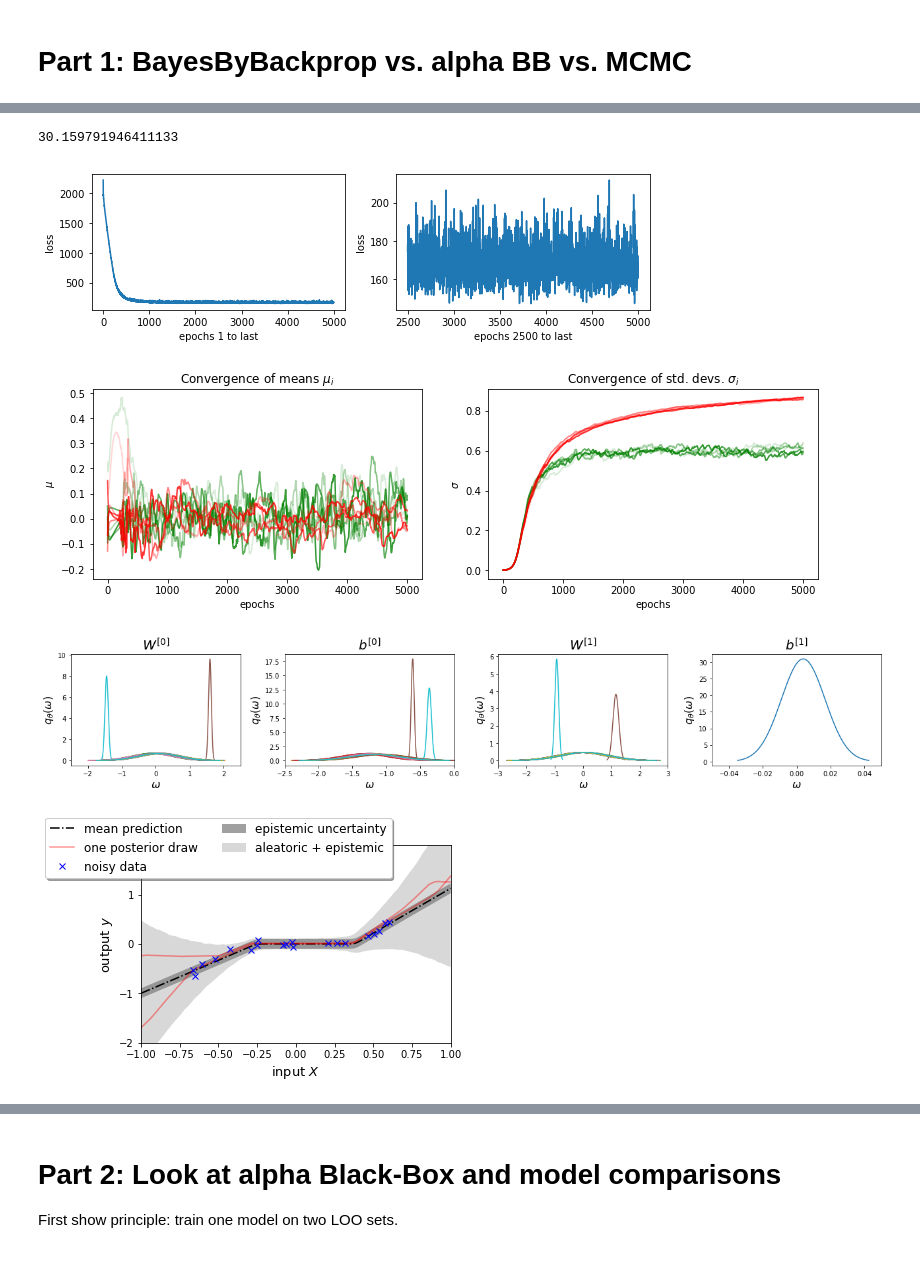
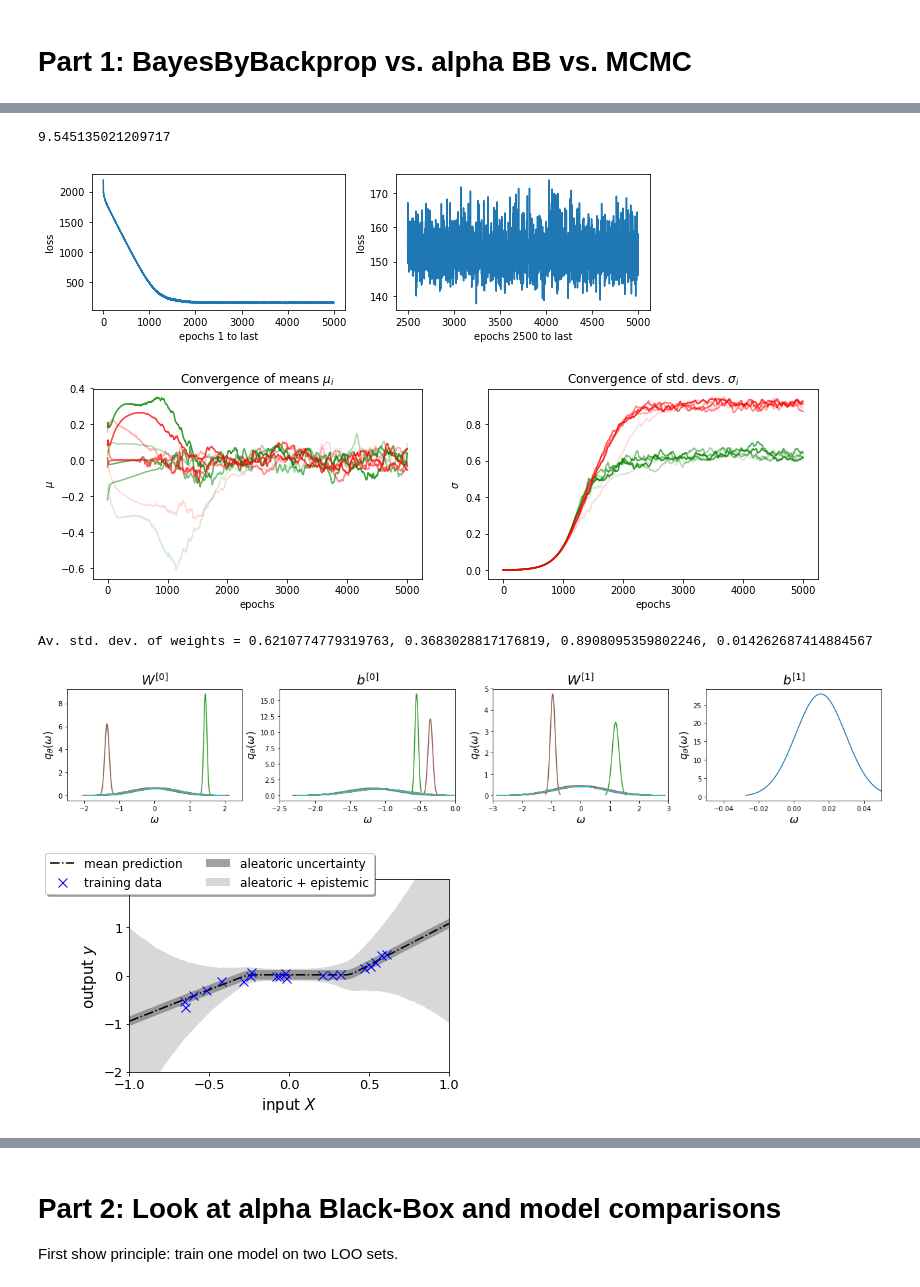
Before and after one commit to AudOlivier/UQ_in_ML, a Jupyter notebook: Cubic_VI.ipynb, the cells around one changed output, grey strips where cells are left out. Cells and saved outputs as stored; diff of their text form; code cells hidden in the pictures.

```diff
--- a/Cubic_VI.ipynb
+++ b/Cubic_VI.ipynb
@@ -54,6 +53,8 @@ def plot_VI_mask(VI_mean, VI_std, fig=None, ax=None):
     from scipy.stats import norm
     if ax is None:
         fig, ax = plt.subplots(figsize=(18, 3.5), ncols=len(VI_mean))
+    print('Av. std. dev. of weights = {}, {}, {}, {}'.format(
+        np.mean(VI_std[0]), np.mean(VI_std[1]), np.mean(VI_std[2]), np.mean(VI_std[3])))
     for i, (mu, sig) in enumerate(zip(VI_mean, VI_std)):
         for m, s in zip(mu.reshape((-1,)), sig.reshape((-1,))):
             d = norm(loc=m, scale=s)
@@ -170,13 +172,13 @@ plot_results_vi(reg_1)
 # %%
 t0 = time.time()
-reg_1bis = alphaBB_v2(
-    alpha=0.1, nfactors=20, tie_factors=tie_factors_5, weights_to_track=weights_to_track,**nn)
-reg_1bis.fit(X=xn, y=yn, **training_dict)
+reg_2 = alphaBB(alpha=0.2, weights_to_track=weights_to_track, analytical_grads=True, **nn)
+reg_2.fit(X=xn, y=yn, **training_dict)
 print(time.time() - t0)
-plot_results_vi(reg_1bis)
+plot_results_vi(reg_2)
 # %% [output]
-30.159791946411133
+9.545135021209717
-[figure, old version]
+[figure, new version]
-[figure, old version]
+[figure, new version]
+Av. std. dev. of weights = 0.6210774779319763, 0.3683028817176819, 0.8908095359802246, 0.014262687414884567
-[figure, old version]
+[figure, new version]
-[figure, old version]
+[figure, new version]
```
Also changed, not shown: parts of 29 cells of this notebook, 8 other files.
